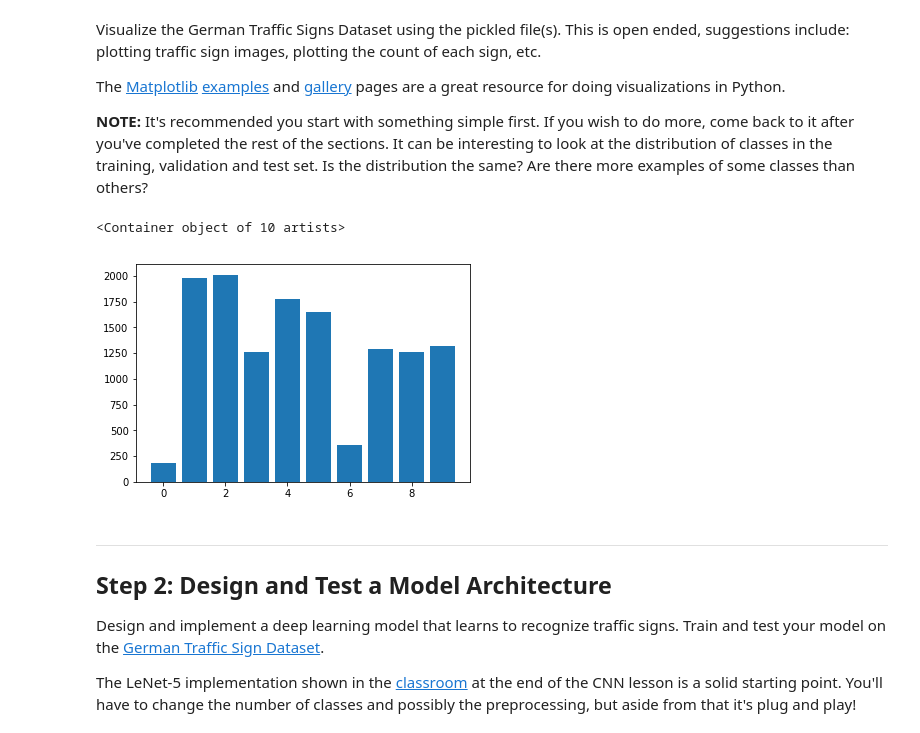
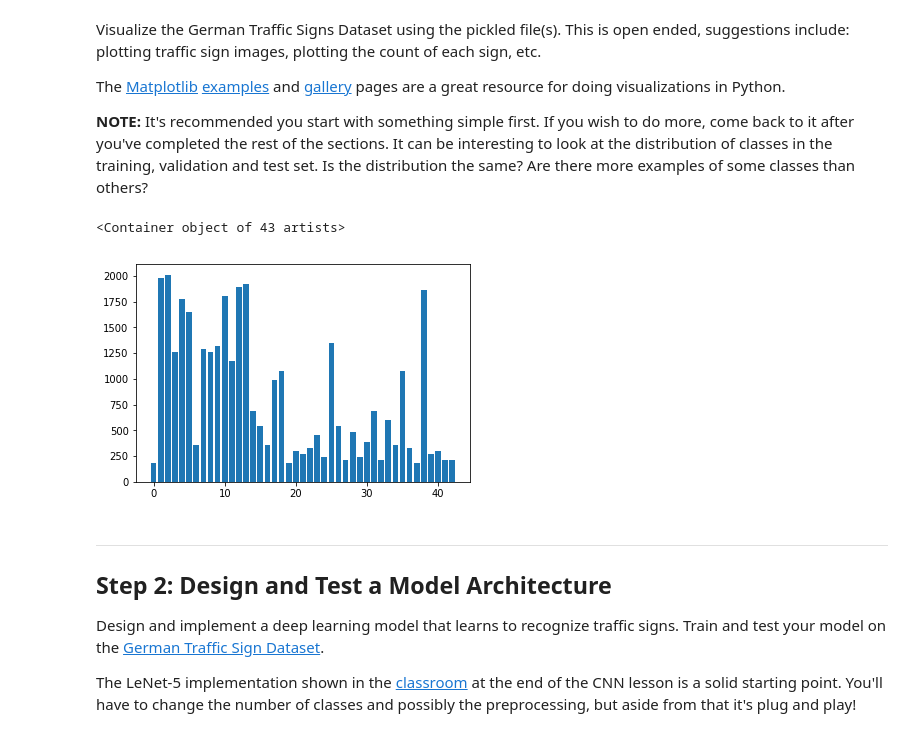
Before and after one commit to joelpou/traffic-sign-classifier, a Jupyter notebook: Traffic_Sign_Classifier.ipynb, the cells around one changed output. Drawn from its saved outputs; the diff is of its cells as text; code cells hidden in the pictures.

```diff
--- a/Traffic_Sign_Classifier.ipynb
+++ b/Traffic_Sign_Classifier.ipynb
@@ -76,7 +76,7 @@ n_test = X_test.shape[0]
 image_shape = X_train[0].shape
 
 # TODO: How many unique classes/labels there are in the dataset.
-n_classes = y_train.shape[0]
+n_classes = len(set(y_train))
 
 print("Number of training examples =", n_train)
 print("Number of testing examples =", n_test)
@@ -98,28 +98,28 @@ The [Matplotlib](http://matplotlib.org/) [examples](http://matplotlib.org/exampl
 # %%
 ### Data exploration visualization code goes here.
 ### Feel free to use as many code cells as needed.
 import matplotlib.pyplot as plt
 import random
 import numpy as np
 # Visualizations will be shown in the notebook.
 %matplotlib inline
 
 #Print 20 random images from dataset
 # for i in range(20):
 #     index = random.randint(0, len(X_train))
 #     img = X_train[index].squeeze()
 #     plt.figure(figsize=(2,2))
 #     plt.imshow(img)
 
 # Plotting number of samples v/s sign id
 counts = []
-for i in range(10):
+for i in range(n_classes):
     counts.append(np.sum(y_train == i))
 
-plt.bar(range(10),counts)
+plt.bar(range(n_classes),counts)
 # %% [output]
-<Container object of 10 artists>
+<Container object of 43 artists>
-[figure, old version]
+[figure, new version]
 # %% [markdown]
 ----
 
```
Also changed, not shown: parts of 3 cells of this notebook, 8 other files.
